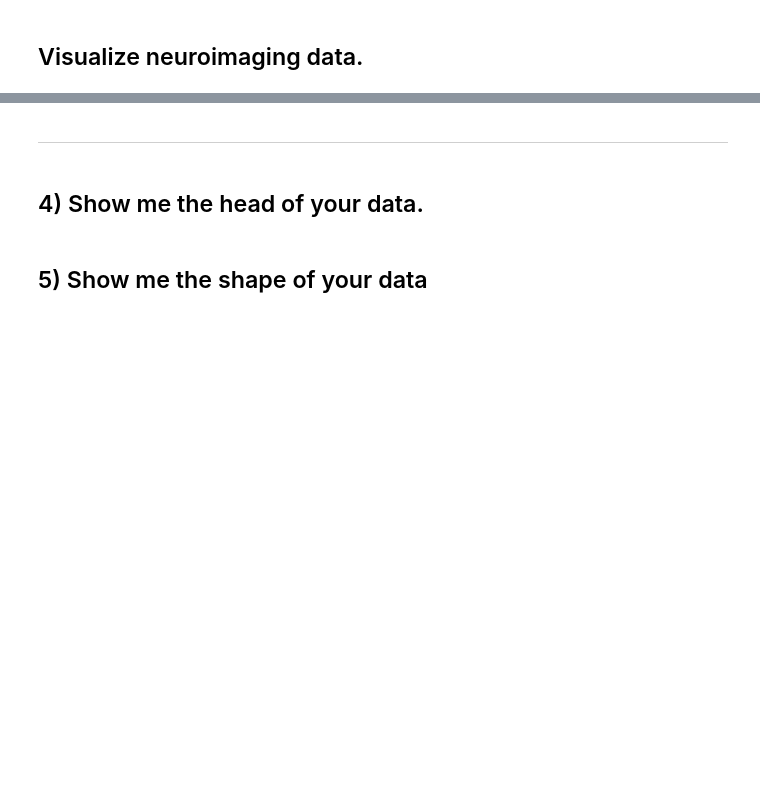
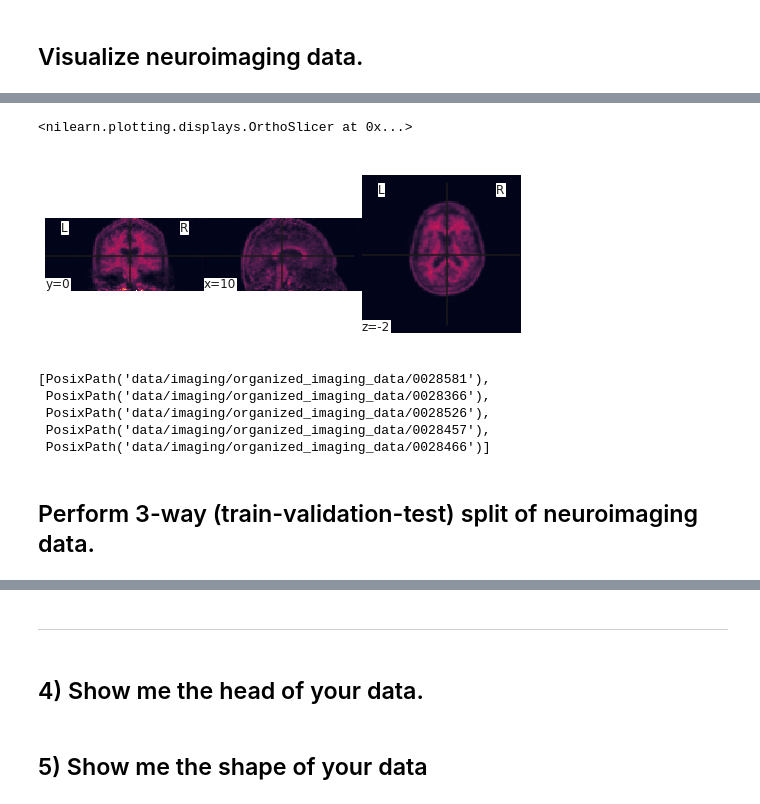
Before and after one commit to fshaikh4/final-project, a Jupyter notebook: final-project.ipynb, the cells around one changed output, grey strips where cells are left out. Drawn from its saved outputs; the diff is of its cells as text; code cells hidden in the pictures; blank space fills up the shorter version.

```diff
--- a/final-project.ipynb
+++ b/final-project.ipynb
@@ -121,0 +129,16 @@ sns.set(style='darkgrid')
+# %%
+# plot first pet scan we can find
+plotting.plot_img('./data/imaging/organized_imaging_data/' + '0028326' + '/session_1/pet_1/pet.nii.gz')
+# %% [output]
+<nilearn.plotting.displays.OrthoSlicer at 0x...>
+[figure, added]
+# %%
+# show participant ID dirs
+ID_dirs = [x for x in Path('./data/imaging/organized_imaging_data/').glob('*') if x.is_dir()]
+ID_dirs[:5] # showing top 5
+# %% [output]
+[PosixPath('data/imaging/organized_imaging_data/0028581'),
+ PosixPath('data/imaging/organized_imaging_data/0028366'),
+ PosixPath('data/imaging/organized_imaging_data/0028526'),
+ PosixPath('data/imaging/organized_imaging_data/0028457'),
+ PosixPath('data/imaging/organized_imaging_data/0028466')]
@@ -121,0 +151,2 @@ sns.set(style='darkgrid')
+# %% [markdown]
+## Perform 3-way (train-validation-test) split of neuroimaging data.
```
Also changed, not shown: parts of 19 cells of this notebook.
